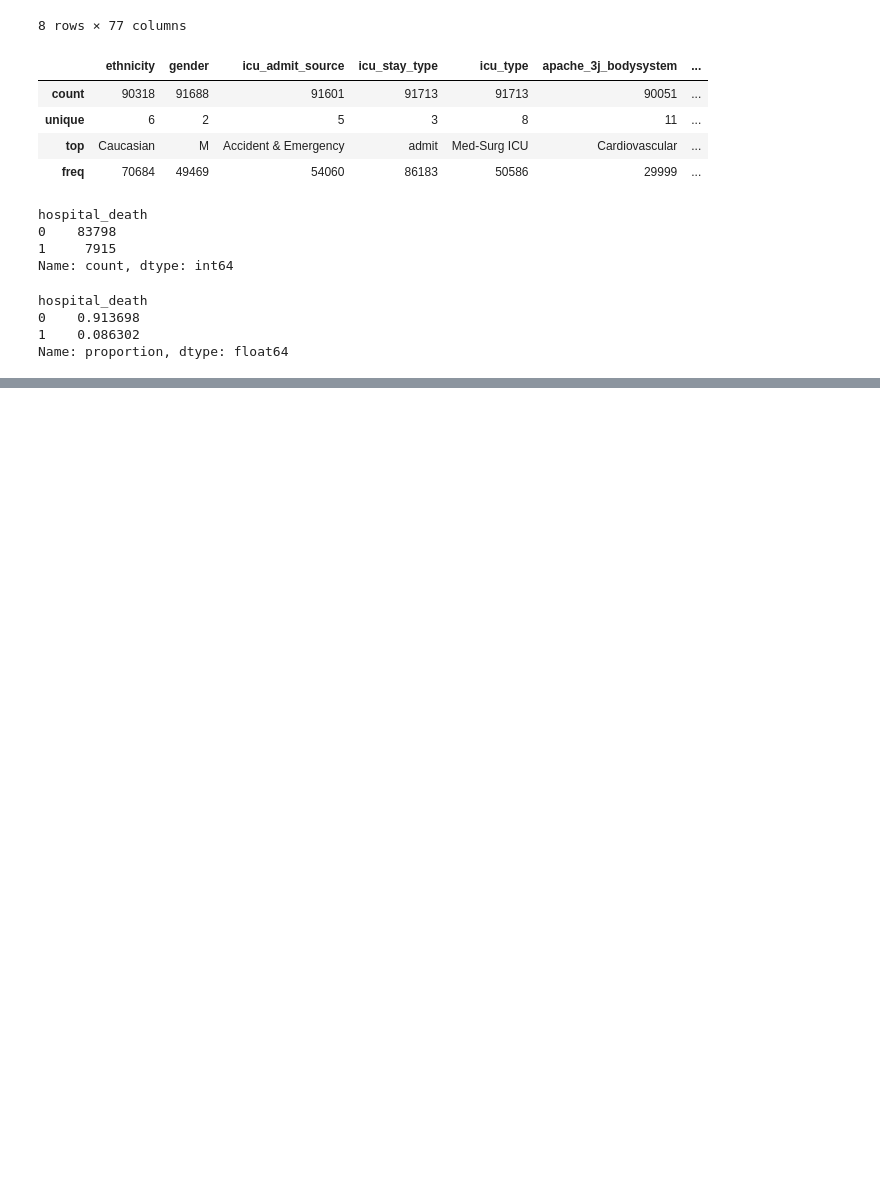
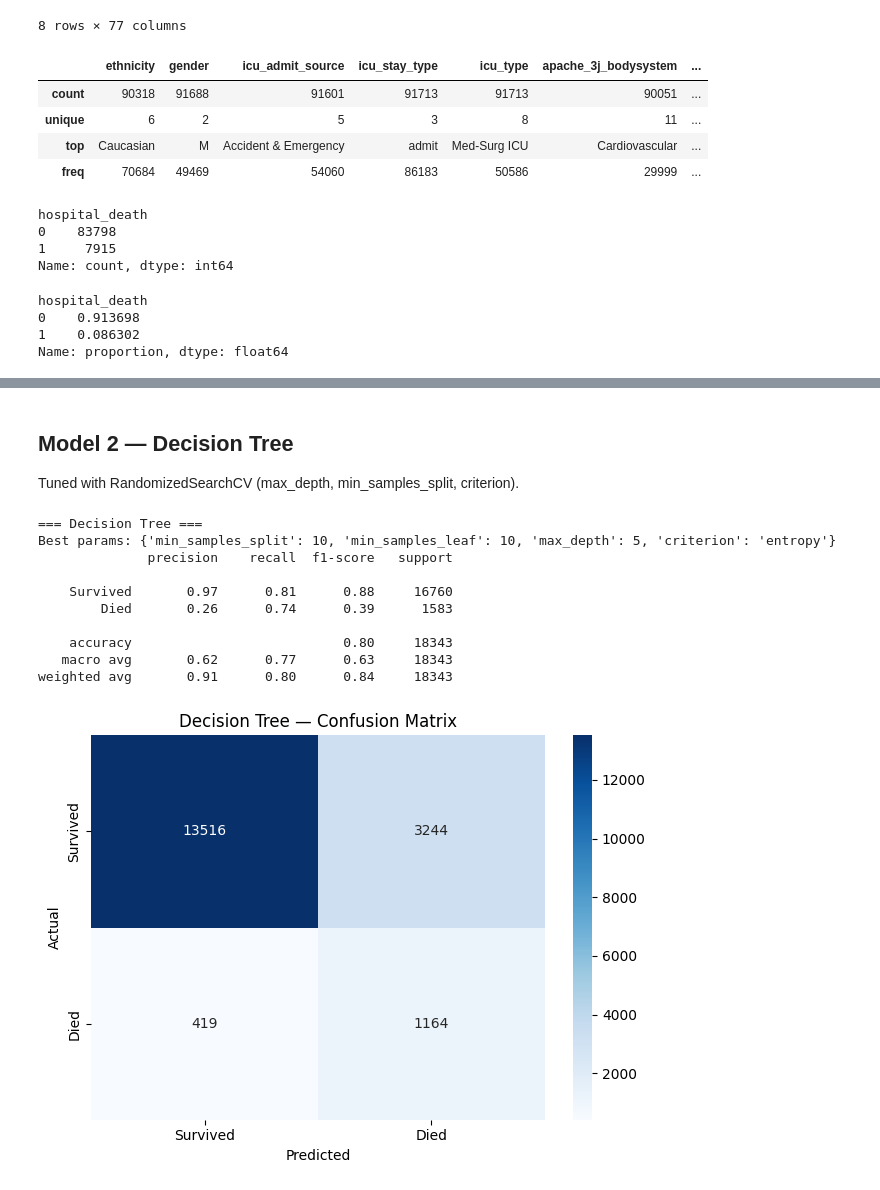
Before and after one commit to ahmad-abotrab/patient_survival_prediction, a Jupyter notebook: notebook/loading_data.ipynb, the cells around one changed output, grey strips where cells are left out. Cells and saved outputs as stored; diff of their text form; code cells hidden in the pictures; blank space fills up the shorter version.

```diff
--- a/notebook/loading_data.ipynb
+++ b/notebook/loading_data.ipynb
@@ -109,0 +271,55 @@ plt.show()
+# %% [markdown]
+## Model 2 — Decision Tree
+Tuned with RandomizedSearchCV (max_depth, min_samples_split, criterion).
+# %%
+dt_params = {
+    'max_depth':         [5, 10, 15, 20, None],
+    'min_samples_split': [2, 5, 10, 20],
+    'min_samples_leaf':  [1, 2, 5, 10],
+    'criterion':         ['gini', 'entropy'],
+}
+dt_search = RandomizedSearchCV(
+    DecisionTreeClassifier(random_state=42, class_weight='balanced'),
+    dt_params, n_iter=20, cv=3, scoring='f1_macro', n_jobs=-1, random_state=42
+)
+dt_search.fit(X_train_p, y_train)
+best_dt = dt_search.best_estimator_
+
+pred  = best_dt.predict(X_test_p)
+proba = best_dt.predict_proba(X_test_p)[:, 1]
+
+results['Decision Tree'] = {
+    'accuracy':    accuracy_score(y_test, pred),
+    'macro_f1':    f1_score(y_test, pred, average='macro'),
+    'roc_auc':     roc_auc_score(y_test, proba),
+    'precision_1': precision_score(y_test, pred, pos_label=1),
+    'recall_1':    recall_score(y_test, pred, pos_label=1),
+    'pred': pred, 'proba': proba,
+    'cm':   confusion_matrix(y_test, pred),
+    'best_params': dt_search.best_params_
+}
+
+print("=== Decision Tree ===")
+print(f"Best params: {dt_search.best_params_}")
+print(classification_report(y_test, pred, target_names=['Survived', 'Died']))
+
+cm = confusion_matrix(y_test, pred)
+sns.heatmap(cm, annot=True, fmt='d', cmap='Blues',
+            xticklabels=['Survived','Died'], yticklabels=['Survived','Died'])
+plt.title('Decision Tree — Confusion Matrix')
+plt.xlabel('Predicted') ; plt.ylabel('Actual')
+plt.tight_layout()
+plt.savefig('../output/figures/cm_decision_tree.png', dpi=150, bbox_inches='tight')
+plt.show()
+# %% [output]
+=== Decision Tree ===
+Best params: {'min_samples_split': 10, 'min_samples_leaf': 10, 'max_depth': 5, 'criterion': 'entropy'}
+              precision    recall  f1-score   support
+
+    Survived       0.97      0.81      0.88     16760
+        Died       0.26      0.74      0.39      1583
+
+    accuracy                           0.80     18343
+   macro avg       0.62      0.77      0.63     18343
+weighted avg       0.91      0.80      0.84     18343
+[figure, added]
```
Also changed, not shown: parts of 17 cells of this notebook, 10 other files.
